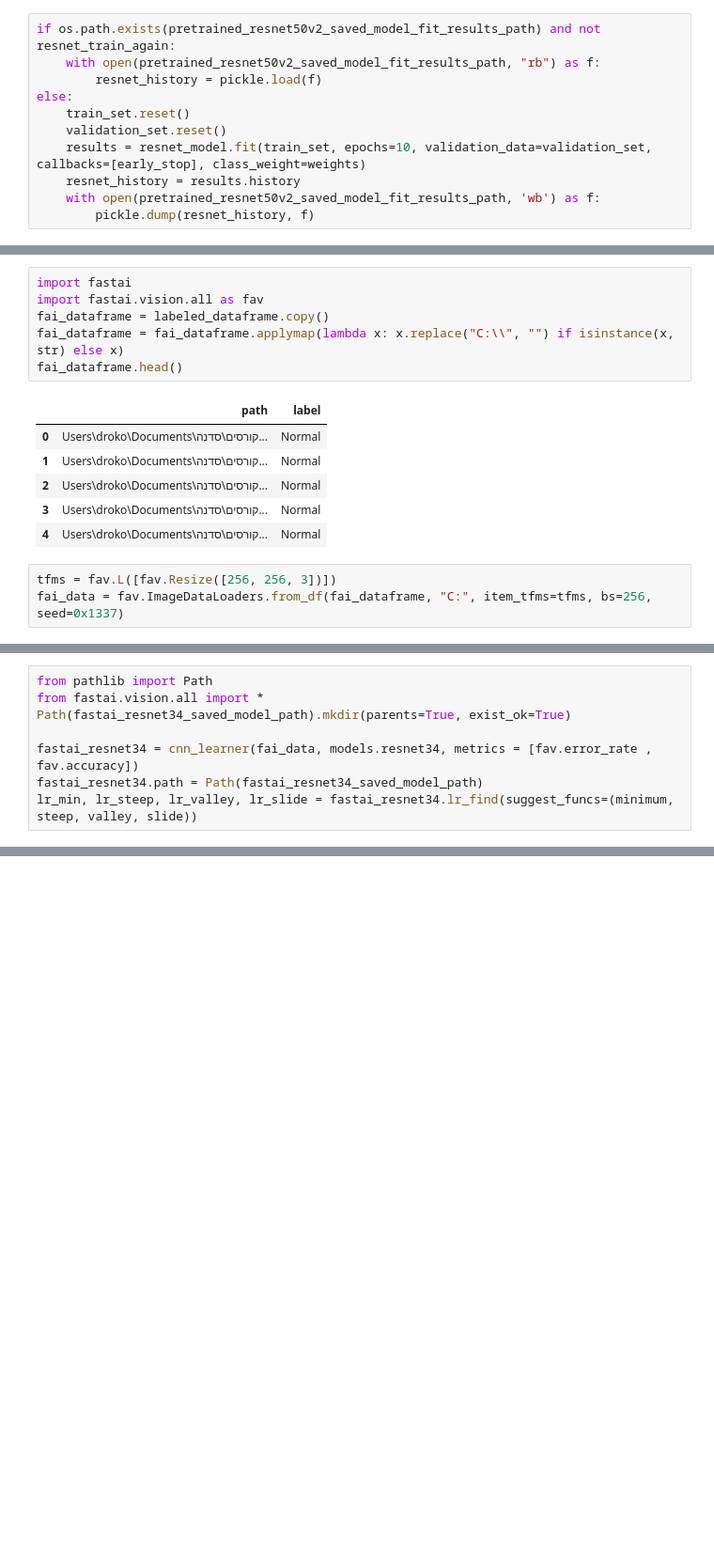
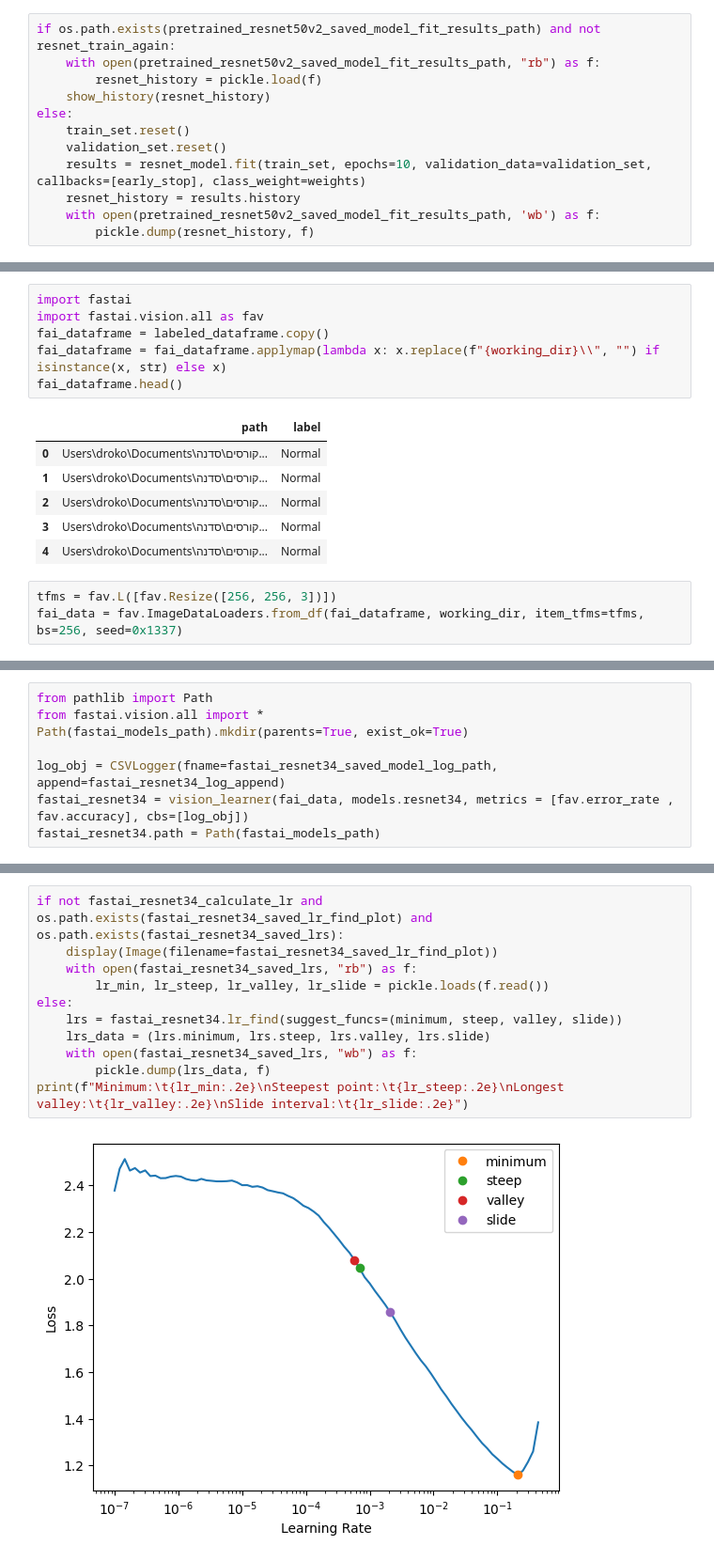
Before and after one commit to drorchen/data-science-project, a Jupyter notebook: Project Notebook.ipynb, the cells around one changed output, grey strips where cells are left out. Shown at 94% size. Drawn from its saved outputs; the diff is of its cells as text; blank space fills up the shorter version.

```diff
--- a/Project Notebook.ipynb
+++ b/Project Notebook.ipynb
@@ -781,6 +833,7 @@ early_stop = tensorflow.keras.callbacks.EarlyStopping(patience=15, restore_best_
 if os.path.exists(pretrained_resnet50v2_saved_model_fit_results_path) and not resnet_train_again:
     with open(pretrained_resnet50v2_saved_model_fit_results_path, "rb") as f:
         resnet_history = pickle.load(f)
+    show_history(resnet_history)
 else:
     train_set.reset()
     validation_set.reset()
@@ -852,7 +926,7 @@ Model result=Normal, expected result=Normal
 import fastai
 import fastai.vision.all as fav
 fai_dataframe = labeled_dataframe.copy()
-fai_dataframe = fai_dataframe.applymap(lambda x: x.replace("C:\\", "") if isinstance(x, str) else x)
+fai_dataframe = fai_dataframe.applymap(lambda x: x.replace(f"{working_dir}\\", "") if isinstance(x, str) else x)
 fai_dataframe.head()
 # %% [output]
 |  | path | label |
@@ -863,7 +937,7 @@ fai_dataframe.head()
 | 4 | Users\droko\Documents\קורסים\סדנה... | Normal |
 # %%
 tfms = fav.L([fav.Resize([256, 256, 3])])
-fai_data = fav.ImageDataLoaders.from_df(fai_dataframe, "C:", item_tfms=tfms, bs=256, seed=0x1337)
+fai_data = fav.ImageDataLoaders.from_df(fai_dataframe, working_dir, item_tfms=tfms, bs=256, seed=0x1337)
 # %%
 fai_data.show_batch(max_n = 16, figsize = (8,8))
 # %% [output]
@@ -871,8 +945,8 @@ fai_data.show_batch(max_n = 16, figsize = (8,8))
 # %%
 from pathlib import Path
 from fastai.vision.all import *
-Path(fastai_resnet34_saved_model_path).mkdir(parents=True, exist_ok=True)
+Path(fastai_models_path).mkdir(parents=True, exist_ok=True)
 
-fastai_resnet34 = cnn_learner(fai_data, models.resnet34, metrics = [fav.error_rate , fav.accuracy])
-fastai_resnet34.path = Path(fastai_resnet34_saved_model_path)
-lr_min, lr_steep, lr_valley, lr_slide = fastai_resnet34.lr_find(suggest_funcs=(minimum, steep, valley, slide))
+log_obj = CSVLogger(fname=fastai_resnet34_saved_model_log_path, append=fastai_resnet34_log_append)
+fastai_resnet34 = vision_learner(fai_data, models.resnet34, metrics = [fav.error_rate , fav.accuracy], cbs=[log_obj])
+fastai_resnet34.path = Path(fastai_models_path)
@@ -883,0 +953,13 @@ print(f"Minimum/10:\t{lr_min:.2e}\nSteepest point:\t{lr_steep:.2e}\nLongest vall
+# %%
+if not fastai_resnet34_calculate_lr and os.path.exists(fastai_resnet34_saved_lr_find_plot) and os.path.exists(fastai_resnet34_saved_lrs):
+    display(Image(filename=fastai_resnet34_saved_lr_find_plot))
+    with open(fastai_resnet34_saved_lrs, "rb") as f:
+        lr_min, lr_steep, lr_valley, lr_slide = pickle.loads(f.read())
+else:
+    lrs = fastai_resnet34.lr_find(suggest_funcs=(minimum, steep, valley, slide))
+    lrs_data = (lrs.minimum, lrs.steep, lrs.valley, lrs.slide)
+    with open(fastai_resnet34_saved_lrs, "wb") as f:
+        pickle.dump(lrs_data, f)
+print(f"Minimum:\t{lr_min:.2e}\nSteepest point:\t{lr_steep:.2e}\nLongest valley:\t{lr_valley:.2e}\nSlide interval:\t{lr_slide:.2e}")
+# %% [output]
+[figure, added]
```
Also changed, not shown: parts of 62 cells of this notebook, 5 other files.
